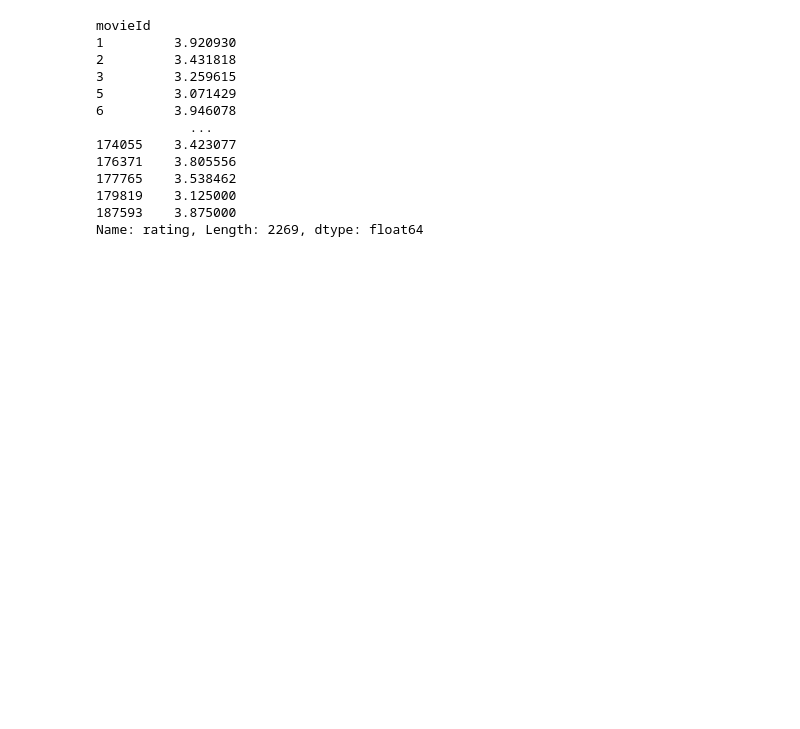
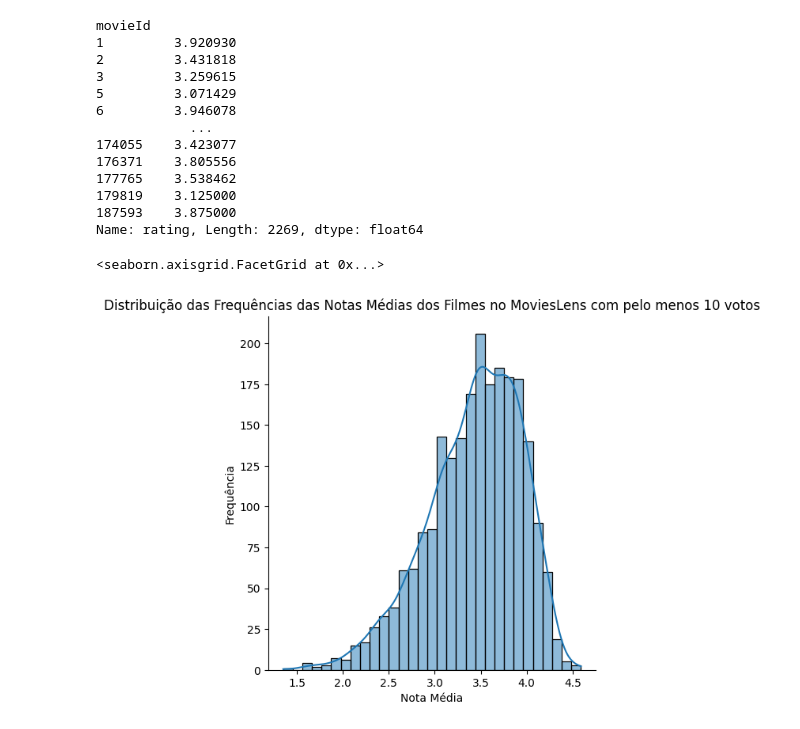
Before and after one commit to lemaldonadogm/Courses, a Jupyter notebook: Statistics/data-science-introducao-a-testes-estatisticos-com-python-aula0/Curso_testes_estatísticos_Data_Sciente.ipynb, the cells around one changed output. Cells and saved outputs as stored; diff of their text form; code cells hidden in the pictures; blank space fills up the shorter version.

```diff
--- a/Statistics/data-science-introducao-a-testes-estatisticos-com-python-aula0/Curso_testes_estatísticos_Data_Sciente.ipynb
+++ b/Statistics/data-science-introducao-a-testes-estatisticos-com-python-aula0/Curso_testes_estatísticos_Data_Sciente.ipynb
@@ -181,7 +207,8 @@ movieId
 3    3.259615
 Name: rating, dtype: float64
 # %%
-notas_por_filme.loc[qtd_notas_por_filme_com_mais_de_10_votos.index]
+notas_medias_por_filmes_com_pelo_menos_10_votos = notas_por_filme.loc[qtd_notas_por_filme_com_mais_de_10_votos.index]
+notas_medias_por_filmes_com_pelo_menos_10_votos
 # %% [output]
 movieId
 1         3.920930
@@ -196,3 +223,11 @@ movieId
 179819    3.125000
 187593    3.875000
 Name: rating, Length: 2269, dtype: float64
+# %%
+ax = sns.displot(notas_medias_por_filmes_com_pelo_menos_10_votos.values, kde = True)
+ax.set(title='Distribuição das Frequências das Notas Médias dos Filmes no MoviesLens com pelo menos 10 votos')
+ax.set_xlabels('Nota Média')
+ax.set_ylabels('Frequência')
+# %% [output]
+<seaborn.axisgrid.FacetGrid at 0x...>
+[figure, added]
```
Also changed, not shown: parts of 5 cells of this notebook, 3 other files.
